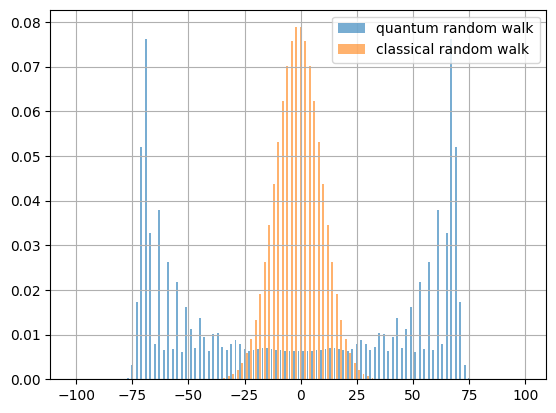
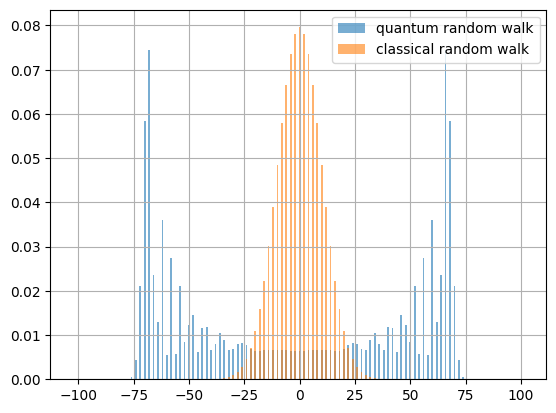
Unified diff of the notebook cell whose output changed from the first chart to the second:
--- before
+++ after
@@ -1,11 +1,11 @@
-max_pos = 100
-steps = 101
+max_pos = 101
+steps = 100
 symm_qrw = True
-c_Y, _ = random_walk(max_pos, steps, 0.5, 'circular')
+c_Y, c_X = random_walk(max_pos, steps, 0.5, 'circular')
 data, X = circle_quantum_random_walk_1D(max_pos, steps, 0.5, symm_qrw)
 Y = data[-1]
 plt.grid(True, which='major')
 plt.bar(X, Y, alpha=0.6)
-plt.bar(X, c_Y, alpha=0.6)
+plt.bar(c_X, c_Y, alpha=0.6)
 plt.legend(['quantum random walk', 'classical random walk'])
 plt.show()

Commit: fix: general fixes